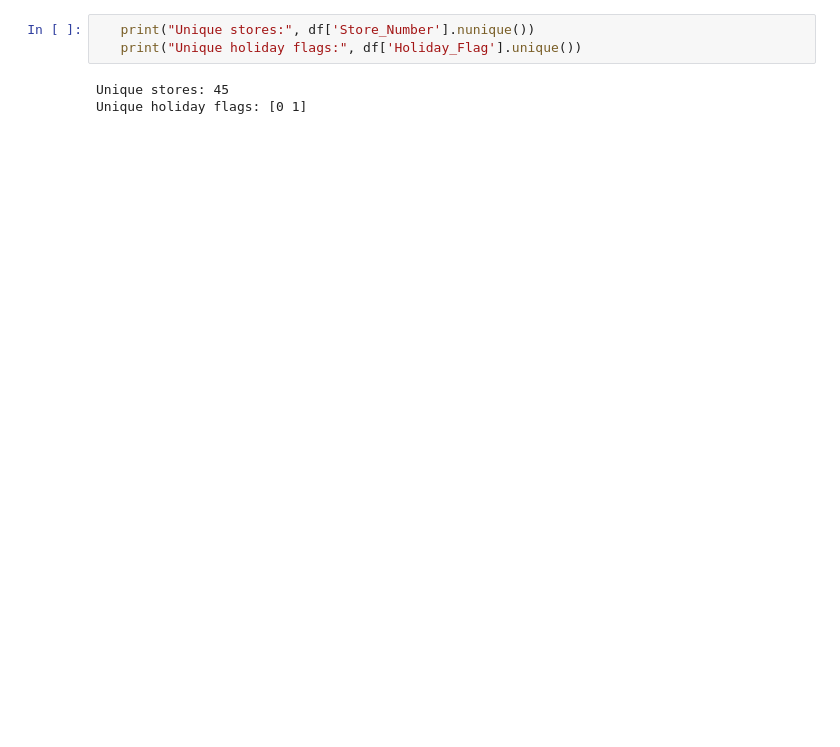
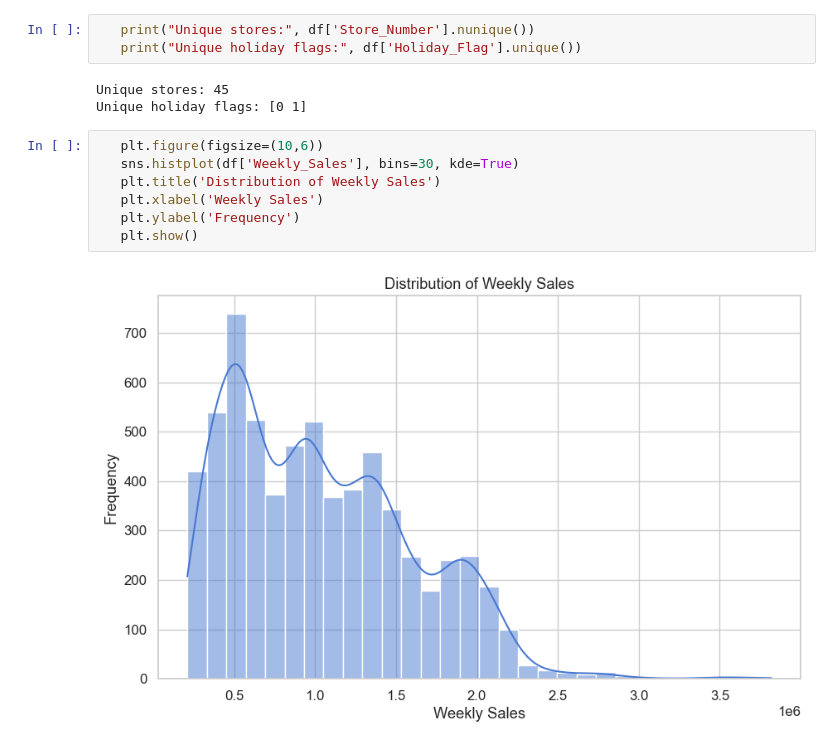
Before and after one commit to Victor-Osei/Walmart-Sales-Analysis-and-Marketing-Recommendations, a Jupyter notebook: walmart.ipynb, the cells around one changed output. Cells and saved outputs as stored; diff of their text form; blank space fills up the shorter version.

```diff
--- a/walmart.ipynb
+++ b/walmart.ipynb
@@ -157,3 +157,12 @@ dtype: object
 # %% [output]
 Unique stores: 45
 Unique holiday flags: [0 1]
+# %%
+   plt.figure(figsize=(10,6))
+   sns.histplot(df['Weekly_Sales'], bins=30, kde=True)
+   plt.title('Distribution of Weekly Sales')
+   plt.xlabel('Weekly Sales')
+   plt.ylabel('Frequency')
+   plt.show()
+# %% [output]
+[figure, added]
```
